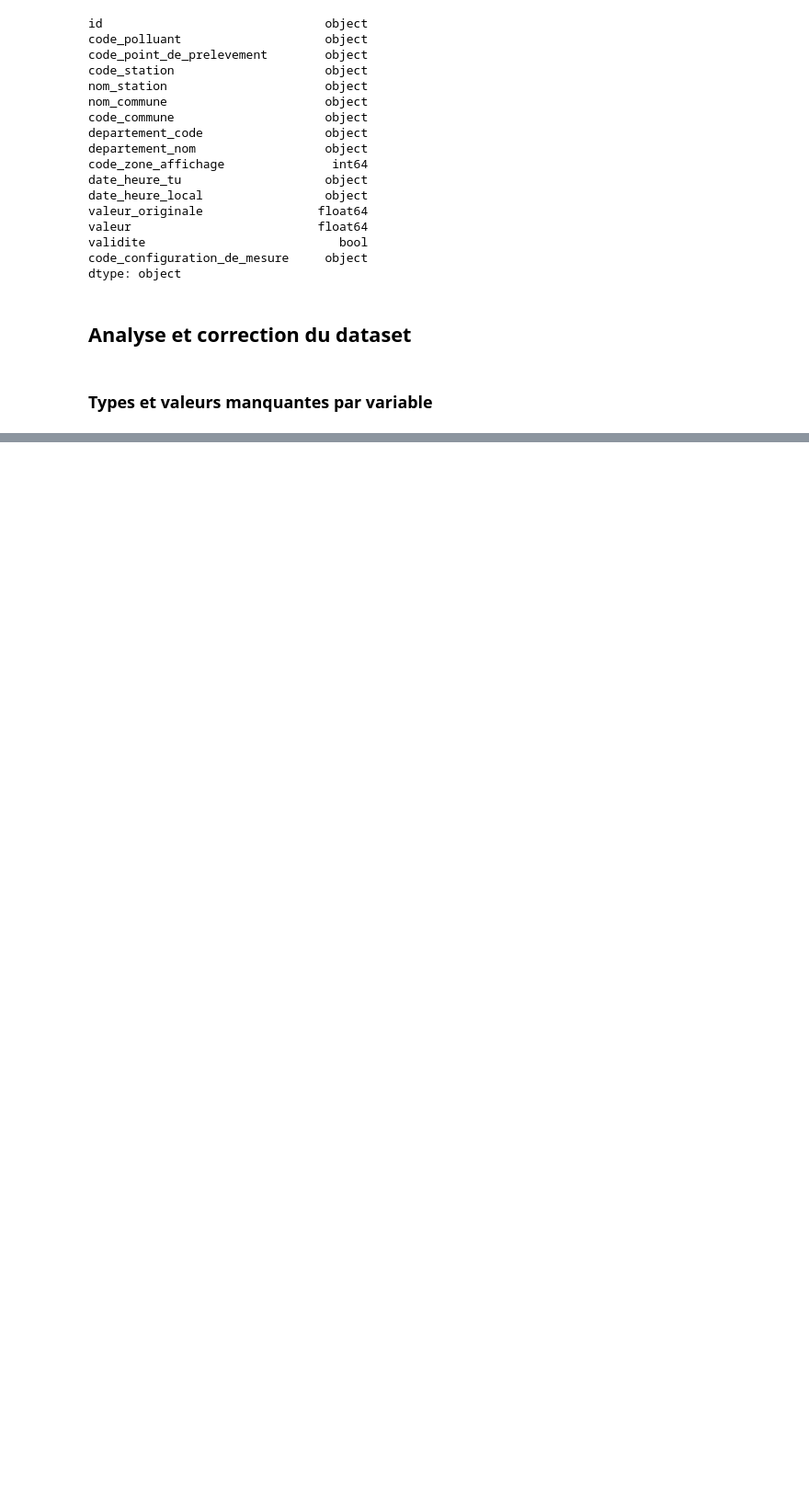
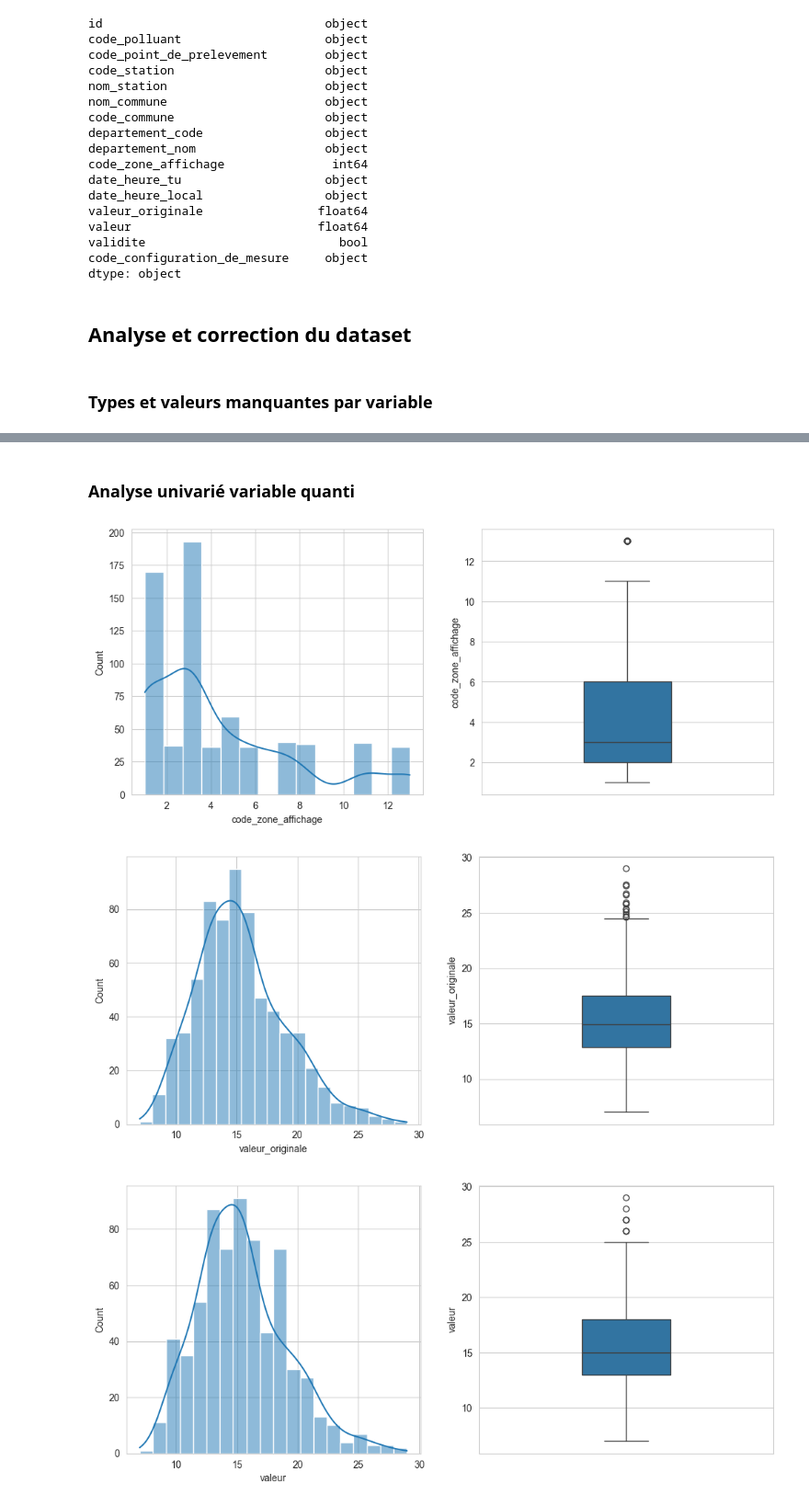
Before and after one commit to K4nen/AirPL, a Jupyter notebook: PM10.ipynb, the cells around one changed output, grey strips where cells are left out. Shown at 92% size. Drawn from its saved outputs; the diff is of its cells as text; code cells hidden in the pictures; blank space fills up the shorter version.

Commit message:
Modification pour PM10

```diff
--- a/PM10.ipynb
+++ b/PM10.ipynb
@@ -110,0 +221,8 @@ Observations :
+# %%
+# Définition des seuils pour les particules PM10 en µg/m3
+OBJECTIF_QUALITE_PM10 = 30  # en moyenne annuelle
+VALEUR_LIMITE_ANNUELLE_PM10 = 40  # en moyenne annuelle
+
+# Afficher les seuils définis
+print(f"Objectif de qualité PM10 : {OBJECTIF_QUALITE_PM10} µg/m3 (en moyenne annuelle)")
+print(f"Valeur limite annuelle PM10 : {VALEUR_LIMITE_ANNUELLE_PM10} µg/m3 (en moyenne annuelle)")
@@ -110,0 +284,8 @@ Observations :
+# %%
+# Définition des nouveaux seuils pour les particules PM10 en µg/m3
+OBJECTIF_QUALITE_PM10 = 15  # en moyenne annuelle
+VALEUR_LIMITE_ANNUELLE_PM10 = 20  # en moyenne annuelle
+
+# Afficher les nouveaux seuils définis
+print(f"Objectif de qualité PM10 : {OBJECTIF_QUALITE_PM10} µg/m3 (en moyenne annuelle)")
+print(f"Valeur limite annuelle PM10 : {VALEUR_LIMITE_ANNUELLE_PM10} µg/m3 (en moyenne annuelle)")
@@ -110,0 +295,16 @@ Observations :
+# %%
+import requests
+import pandas as pd
+
+# Convertir les colonnes de date en format datetime
+dfPM10['date_heure_tu'] = pd.to_datetime(dfPM10['date_heure_tu'])
+
+# Ajouter des colonnes de comparaison avec les seuils (variable cible)
+dfPM10['cible_objectif_qualite_PM10'] = (dfPM10['valeur'] > OBJECTIF_QUALITE_PM10).astype(int)
+dfPM10['cible_valeur_limite_annuelle_PM10'] = (dfPM10['valeur'] > VALEUR_LIMITE_ANNUELLE_PM10).astype(int)
+
+# Afficher les premières lignes du DataFrame avec les nouvelles colonnes de comparaison
+print(dfPM10.head())
+
+# Sauvegarder le DataFrame avec les nouvelles colonnes de comparaison
+dfPM10.to_pickle('PM10_with_comparison.pkl')
@@ -110,0 +346,17 @@ Observations :
+# %% [markdown]
+### Analyse univarié variable quanti
+# %%
+import seaborn as sns
+
+for col in dfPM10.select_dtypes(['float64','int64']):
+    plt.figure(figsize=(12,5))
+
+    plt.subplot(1,2,1)
+    sns.histplot(dfPM10[col], kde=True, edgecolor=None)
+
+    plt.subplot(1,2,2)
+    sns.boxplot(dfPM10[col], width= 0.3)
+# %% [output]
+[figure, added]
+[figure, added]
+[figure, added]
```
Also changed, not shown: parts of 51 cells of this notebook, 1 other file.
